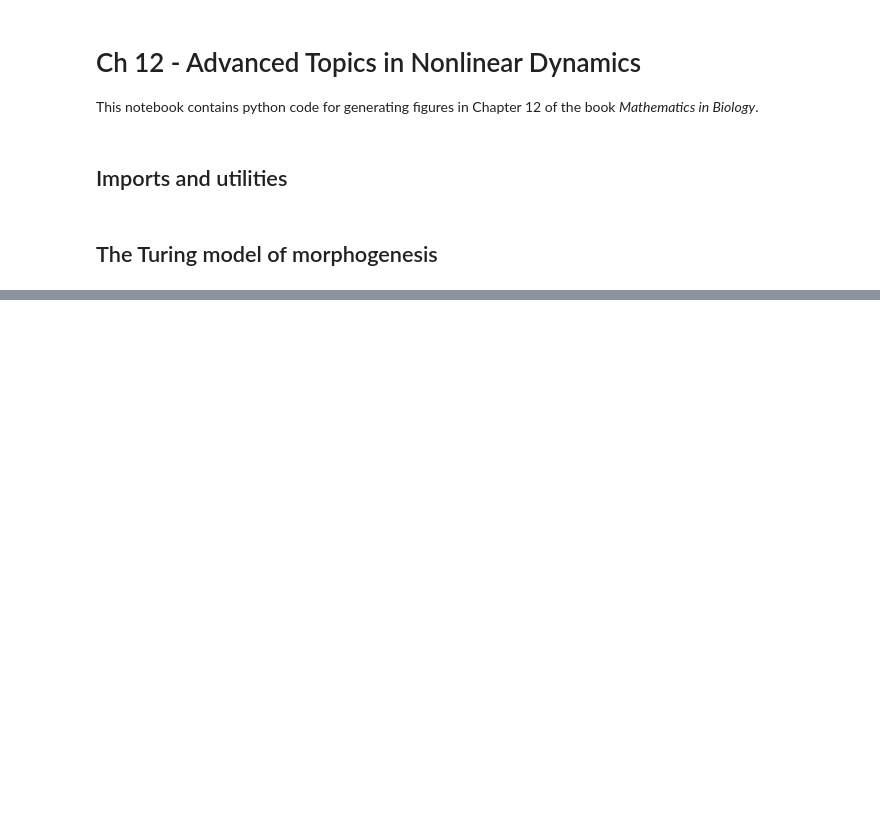
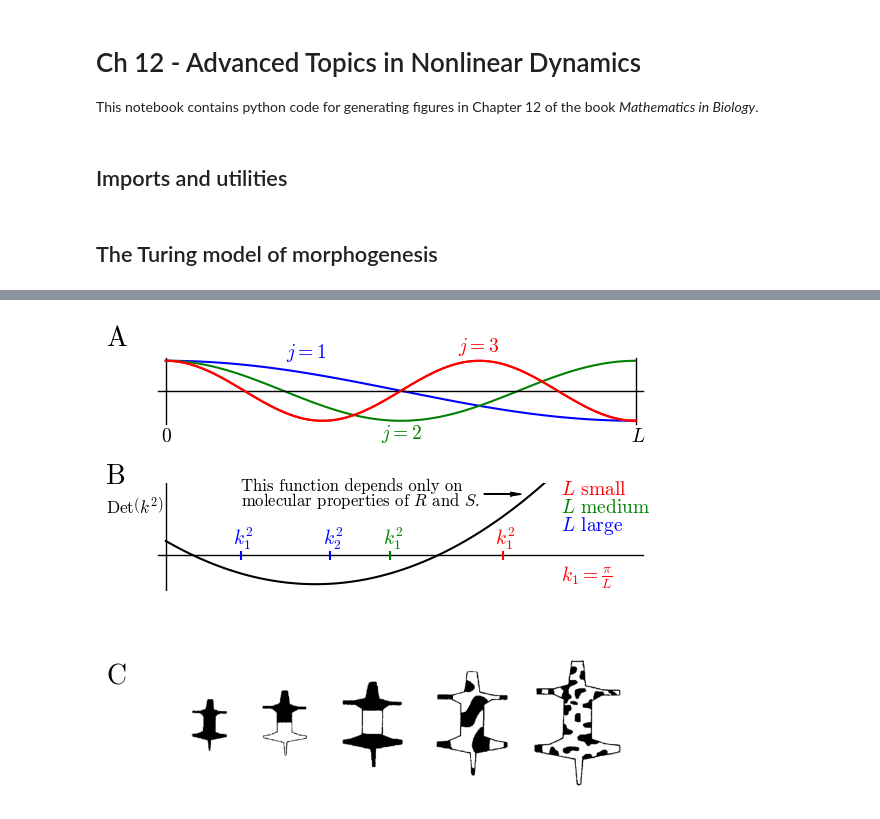
Before and after one commit to markusmeister/MIB-Public, a Jupyter notebook: Figures_Ch_12.ipynb, the cells around one changed output, grey strips where cells are left out. Cells and saved outputs as stored; diff of their text form; code cells hidden in the pictures; blank space fills up the shorter version.

```diff
--- a/Figures_Ch_12.ipynb
+++ b/Figures_Ch_12.ipynb
@@ -505,31 +511,33 @@ axes[1].plot([4.5,4.5],[0.1,-0.1],'r',linewidth=1.5)
 axes[1].text(4.4,0.3,r'$k_1^2$',fontsize=14,color='r')
 axes[1].text(2*np.pi-1,-0.7,r'$k_1=\frac{\pi}{L}$',fontsize=14,color='r')
 
 axes[1].text(2*np.pi-1,1.7,r'$L$ small',fontsize=14,color='r')
 axes[1].text(2*np.pi-1,1.2,r'$L$ medium',fontsize=14,color='g')
 axes[1].text(2*np.pi-1,0.7,r'$L$ large',fontsize=14,color='b')
 
 axes[1].text(1.0,1.8,r'This function depends only on',fontsize=12,color='k')
 axes[1].text(1.0,1.4,r'molecular properties of $R$ and $S$.',fontsize=12,color='k')
 
 axes[1].arrow(4.25,1.7,0.5,0,width=0.001,length_includes_head=True,head_width=0.1,
                 overhang=0.5,color='k')
 
 import matplotlib.image as mpimg
 
 ax2 = axes[2].inset_axes([-0.8, -1, 8, 4], transform = axes[2].transData)
-im2 = mpimg.imread(data_url + 'turing_patterns.tif')
+im2 = np.array(PIL.Image.open(urllib.request.urlopen(data_url + 'turing_patterns.tif')))
 ax2.imshow(im2,cmap='gray')
 ax2.axis('off')
 axes[2].axis('off')
 axes[2].set_xlim([-0.5,2*np.pi+0.2])
 axes[2].set_ylim([-1,3])
 axes[2].text(-0.8,2,r'C',fontsize=20,color='k')
 
 # axes[2].set_aspect('equal')
 fig.tight_layout()
 plt.show()
 
 if Save:
     fig.savefig(str(savedir / 'turing-advanced.pdf'), bbox_inches='tight');
     fig.savefig(str(savedir / 'turing-advanced.svg'), bbox_inches='tight');
+# %% [output]
+[figure, added]
```
Also changed, not shown: parts of 3 cells of this notebook.
